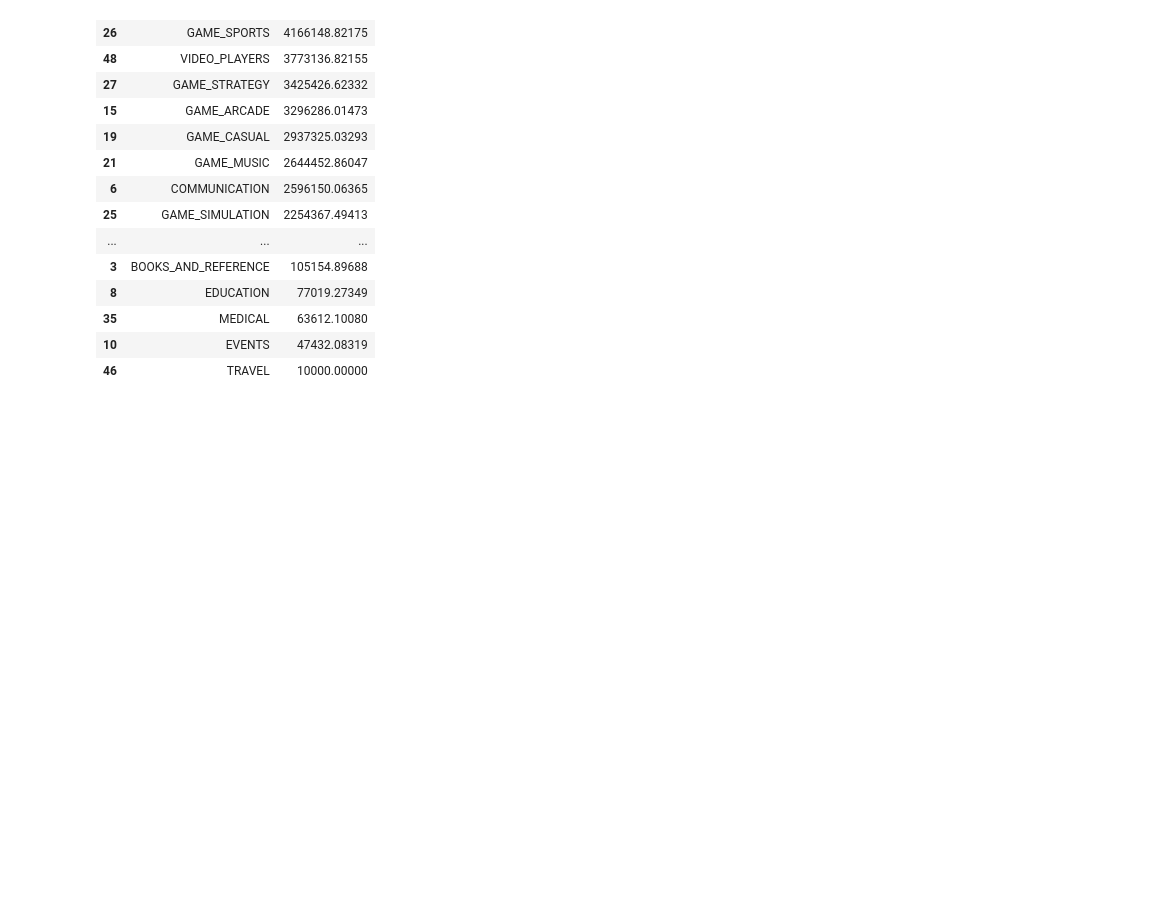
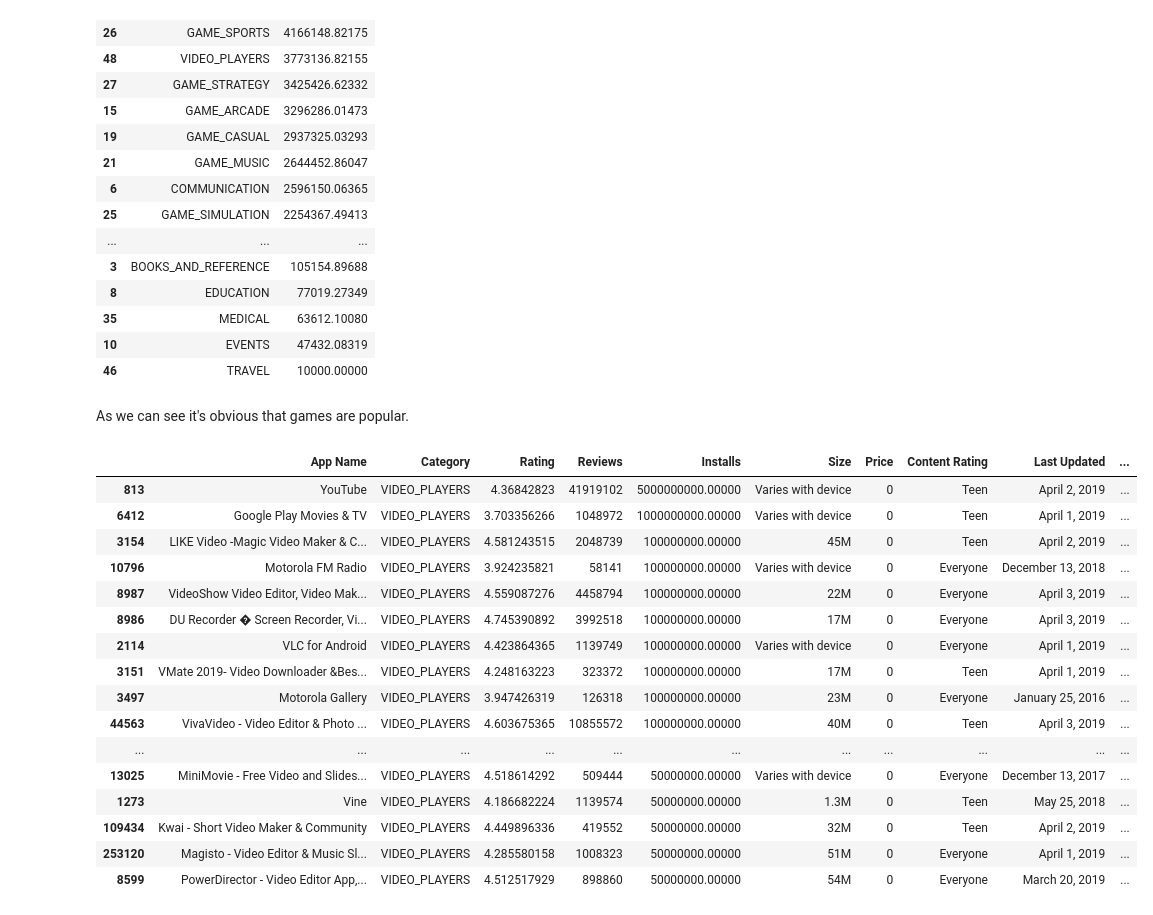
Before and after one commit to guifa/google-play-market-analysis, a Jupyter notebook: notebooks/goole-play-market-analysis.ipynb, the cells around one changed output. Drawn from its saved outputs; the diff is of its cells as text; code cells hidden in the pictures; blank space fills up the shorter version.

```diff
--- a/notebooks/goole-play-market-analysis.ipynb
+++ b/notebooks/goole-play-market-analysis.ipynb
@@ -290,3 +292,25 @@ df_free.groupby('Category', as_index=False)['Installs'].mean().sort_values('Inst
 | 35 | MEDICAL | 63612.10080 |
 | 10 | EVENTS | 47432.08319 |
 | 46 | TRAVEL | 10000.00000 |
+# %% [markdown]
+As we can see it's obvious that games are popular.
+# %%
+df_free[df_free['Category'] == 'VIDEO_PLAYERS'].sort_values('Installs', ascending=False).head(20)
+# %% [output]
+|  | App Name | Category | Rating | Reviews | Installs | Size | Price | Content Rating | Last Updated | ... |
+| 813 | YouTube | VIDEO_PLAYERS | 4.36842823 | 41919102 | 5000000000.00000 | Varies with device | 0 | Teen | April 2, 2019 | ... |
+| 6412 | Google Play Movies & TV | VIDEO_PLAYERS | 3.703356266 | 1048972 | 1000000000.00000 | Varies with device | 0 | Teen | April 1, 2019 | ... |
+| 3154 | LIKE Video -Magic Video Maker & C... | VIDEO_PLAYERS | 4.581243515 | 2048739 | 100000000.00000 | 45M | 0 | Teen | April 2, 2019 | ... |
+| 10796 | Motorola FM Radio | VIDEO_PLAYERS | 3.924235821 | 58141 | 100000000.00000 | Varies with device | 0 | Everyone | December 13, 2018 | ... |
+| 8987 | VideoShow Video Editor, Video Mak... | VIDEO_PLAYERS | 4.559087276 | 4458794 | 100000000.00000 | 22M | 0 | Everyone | April 3, 2019 | ... |
+| 8986 | DU Recorder � Screen Recorder, Vi... | VIDEO_PLAYERS | 4.745390892 | 3992518 | 100000000.00000 | 17M | 0 | Everyone | April 3, 2019 | ... |
+| 2114 | VLC for Android | VIDEO_PLAYERS | 4.423864365 | 1139749 | 100000000.00000 | Varies with device | 0 | Everyone | April 1, 2019 | ... |
+| 3151 | VMate 2019- Video Downloader &Bes... | VIDEO_PLAYERS | 4.248163223 | 323372 | 100000000.00000 | 17M | 0 | Teen | April 1, 2019 | ... |
+| 3497 | Motorola Gallery | VIDEO_PLAYERS | 3.947426319 | 126318 | 100000000.00000 | 23M | 0 | Everyone | January 25, 2016 | ... |
+| 44563 | VivaVideo - Video Editor & Photo ... | VIDEO_PLAYERS | 4.603675365 | 10855572 | 100000000.00000 | 40M | 0 | Teen | April 3, 2019 | ... |
+| ... | ... | ... | ... | ... | ... | ... | ... | ... | ... | ... |
+| 13025 | MiniMovie - Free Video and Slides... | VIDEO_PLAYERS | 4.518614292 | 509444 | 50000000.00000 | Varies with device | 0 | Everyone | December 13, 2017 | ... |
+| 1273 | Vine | VIDEO_PLAYERS | 4.186682224 | 1139574 | 50000000.00000 | 1.3M | 0 | Teen | May 25, 2018 | ... |
+| 109434 | Kwai - Short Video Maker & Community | VIDEO_PLAYERS | 4.449896336 | 419552 | 50000000.00000 | 32M | 0 | Teen | April 2, 2019 | ... |
+| 253120 | Magisto - Video Editor & Music Sl... | VIDEO_PLAYERS | 4.285580158 | 1008323 | 50000000.00000 | 51M | 0 | Everyone | April 1, 2019 | ... |
+| 8599 | PowerDirector - Video Editor App,... | VIDEO_PLAYERS | 4.512517929 | 898860 | 50000000.00000 | 54M | 0 | Everyone | March 20, 2019 | ... |
```
Also changed, not shown: parts of 5 cells of this notebook.
